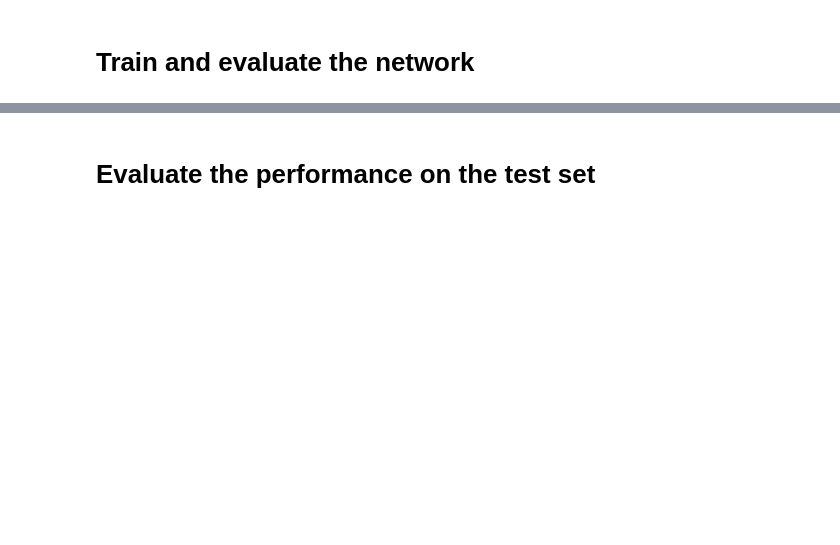
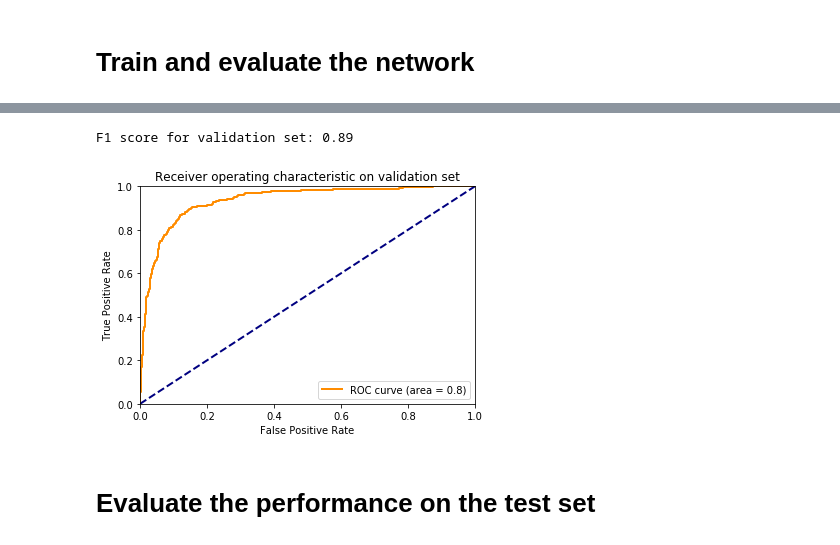
Before and after one commit to mstazherova/IDA2-Project, a Jupyter notebook: Breast Histopathology Images/simple_nets.ipynb, the cells around one changed output, grey strips where cells are left out. Cells and saved outputs as stored; diff of their text form; code cells hidden in the pictures; blank space fills up the shorter version.

Commit message:
Changed to new architecture, added F1 score, auc, roc_curve

```diff
--- a/Breast Histopathology Images/simple_nets.ipynb
+++ b/Breast Histopathology Images/simple_nets.ipynb
@@ -259,3 +290,32 @@ plot_history(fit_history)
+# %%
+def get_fpr_tpr(X, y):
+    """Returns false and true positive rate of predicted labels."""
+    y_pred = cnn_pad.predict(X)     # softmax probabilities (each prediction has two entries)
+    y_pred = np.array(y_pred)[:,1]  # get predictions for positive class
+    y = np.argmax(y, axis=1)        # remove one-hot encoding
+    fpr, tpr, _ = roc_curve(y, y_pred)
+    return fpr, tpr
+
+def plot_roc_curve(fpr, tpr, dataset):
+    """Given the false and true positive rate, this function plots the ROC curve for a given dataset."""
+    plt.figure()
+    lw = 2
+    plt.plot(fpr, tpr, color='darkorange', lw=lw, label='ROC curve (area = {:.2})'.format(fit_history.history['val_auc'][-1]))
+    plt.plot([0, 1], [0, 1], color='navy', lw=lw, linestyle='--')
+    plt.xlim([0.0, 1.0])
+    plt.ylim([0.0, 1.0])
+    plt.xlabel('False Positive Rate')
+    plt.ylabel('True Positive Rate')
+    plt.title('Receiver operating characteristic on {} set'.format(dataset))
+    plt.legend(loc="lower right")
+    plt.show()
+
+print("F1 score for validation set: {:.3}".format(fit_history.history['val_f1'][-1]))
+fpr, tpr = get_fpr_tpr(X_tune, y_tune)
+plot_roc_curve(fpr, tpr, 'validation')
+# %% [output]
+F1 score for validation set: 0.89
+[figure, added]
 # %% [markdown]
 # Evaluate the performance on the test set
 # %%
```
Also changed, not shown: parts of 15 cells of this notebook.
